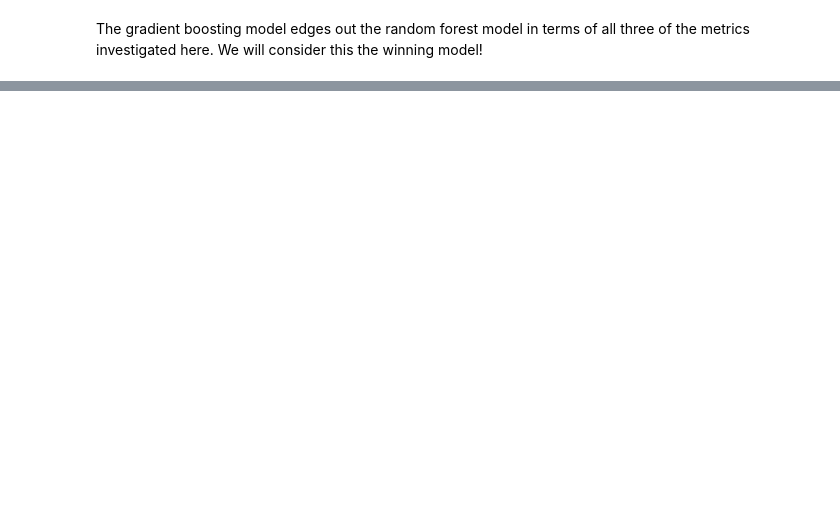
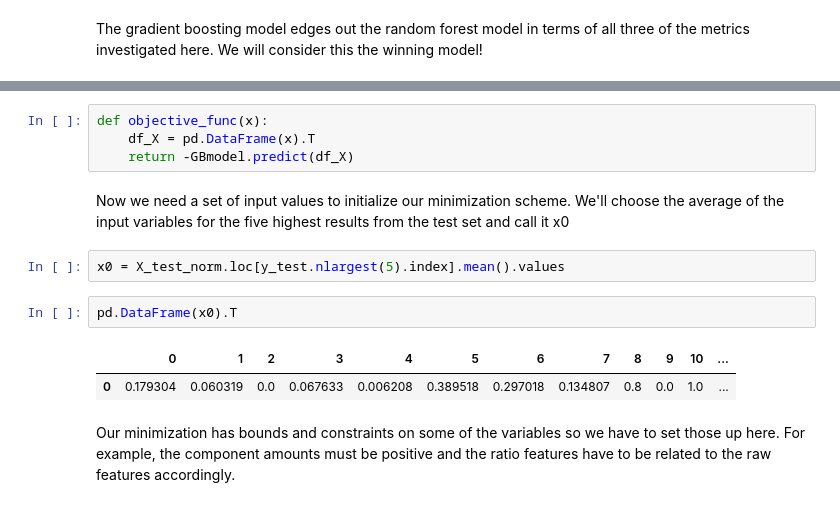
Before and after one commit to adamphil/Springboard-capstone2, a Jupyter notebook: modeling.ipynb, the cells around one changed output, grey strips where cells are left out. Drawn from its saved outputs; the diff is of its cells as text; blank space fills up the shorter version.

```diff
--- a/modeling.ipynb
+++ b/modeling.ipynb
@@ -233,0 +240,15 @@ The gradient boosting model edges out the random forest model in terms of all th
+# %%
+def objective_func(x):
+    df_X = pd.DataFrame(x).T
+    return -GBmodel.predict(df_X)
+# %% [markdown]
+Now we need a set of input values to initialize our minimization scheme. We'll choose the average of the input variables for the five highest results from the test set and call it x0
+# %%
+x0 = X_test_norm.loc[y_test.nlargest(5).index].mean().values
+# %%
+pd.DataFrame(x0).T
+# %% [output]
+|  | 0 | 1 | 2 | 3 | 4 | 5 | 6 | 7 | 8 | 9 | 10 | ... |
+| 0 | 0.179304 | 0.060319 | 0.0 | 0.067633 | 0.006208 | 0.389518 | 0.297018 | 0.134807 | 0.8 | 0.0 | 1.0 | ... |
+# %% [markdown]
+Our minimization has bounds and constraints on some of the variables so we have to set those up here. For example, the component amounts must be positive and the ratio features have to be related to the raw features accordingly.
```
Also changed, not shown: parts of 40 cells of this notebook, 1 other file.
